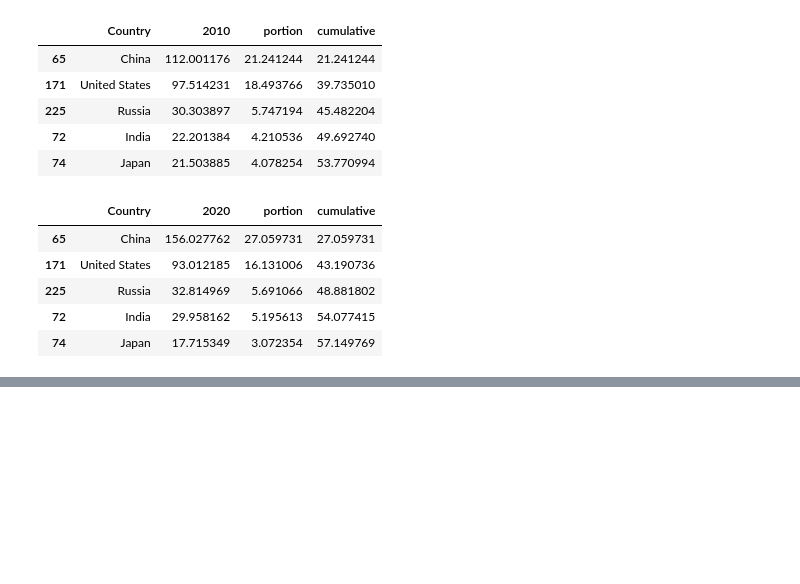
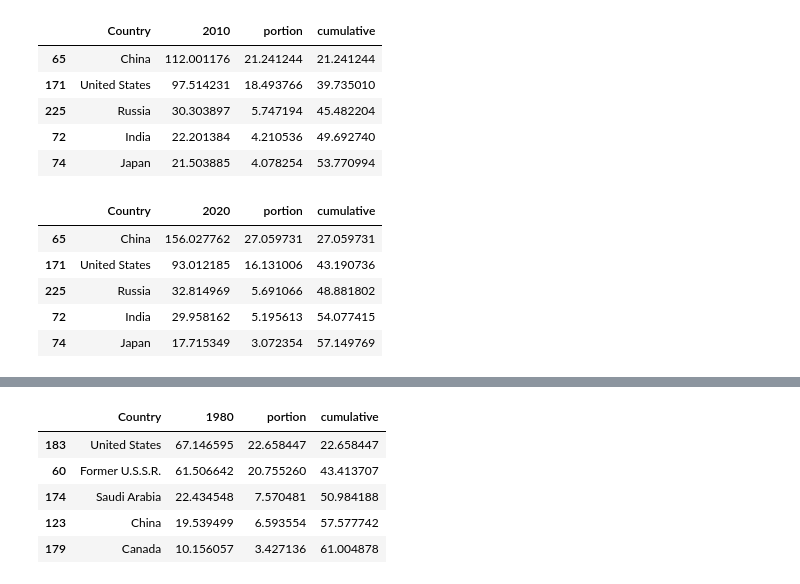
Before and after one commit to lurza/World-Energy-Analysis-main, a Jupyter notebook: Energy_Con_Prod.ipynb, the cells around one changed output, grey strips where cells are left out. Cells and saved outputs as stored; diff of their text form; code cells hidden in the pictures; blank space fills up the shorter version.

Commit message:
top total consumption & production for analysis on asia

```diff
--- a/Energy_Con_Prod.ipynb
+++ b/Energy_Con_Prod.ipynb
@@ -5373,0 +5400,7 @@ top_total_all_con_2020.head()
+# %%
+total_all_prod_sum = total_all_prod.iloc[:, 2:45].apply(pd.to_numeric, errors='coerce')
+total_all_prod_sum = total_all_prod_sum.sum(axis=0)
+total_all_prod_sum = total_all_prod_sum.transpose()
+total_all_prod_sum = pd.DataFrame(total_all_prod_sum)
+total_all_prod_sum = total_all_prod_sum.rename(columns={0:'Total_All_Prod'})
+total_all_prod_sum.head()
@@ -5373,0 +5414,14 @@ top_total_all_con_2020.head()
+# %%
+top_total_all_prod_1980 = total_all_prod[['Country', '1980']]
+top_total_all_prod_1980['1980'] = pd.to_numeric(top_total_all_prod_1980['1980'],errors='coerce')
+top_total_all_prod_1980 = top_total_all_prod_1980.reset_index(drop=True).sort_values(by=['1980'], ascending=False,na_position='last')
+top_total_all_prod_1980['portion'] = top_total_all_prod_1980['1980']/total_all_prod_sum.loc['1980'][0]*100
+top_total_all_prod_1980['cumulative'] = top_total_all_prod_1980['portion'].cumsum()
+top_total_all_prod_1980.head()
+# %% [output]
+|  | Country | 1980 | portion | cumulative |
+| 183 | United States | 67.146595 | 22.658447 | 22.658447 |
+| 60 | Former U.S.S.R. | 61.506642 | 20.755260 | 43.413707 |
+| 174 | Saudi Arabia | 22.434548 | 7.570481 | 50.984188 |
+| 123 | China | 19.539499 | 6.593554 | 57.577742 |
+| 179 | Canada | 10.156057 | 3.427136 | 61.004878 |
```
Also changed, not shown: parts of 22 cells of this notebook.
